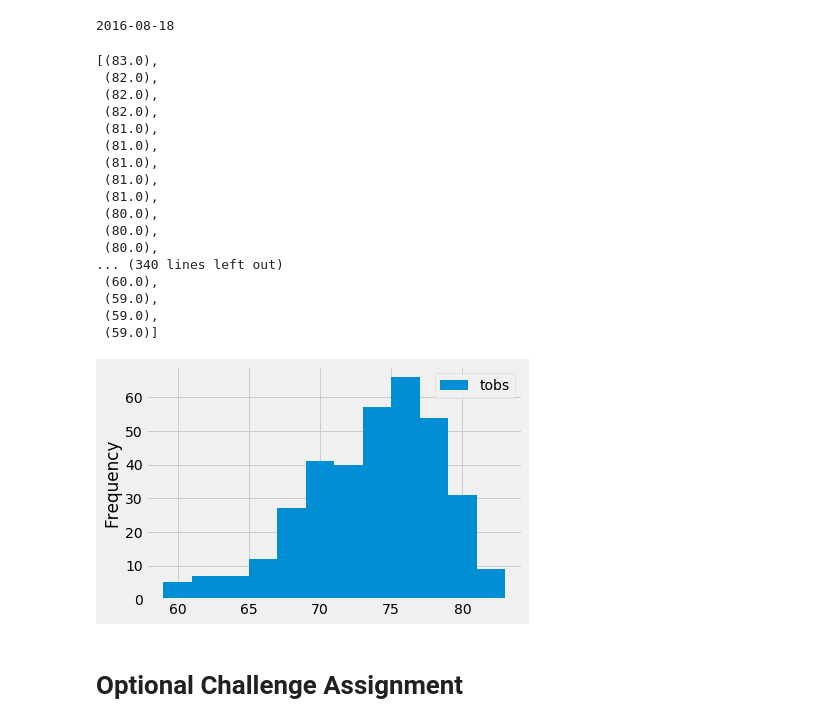
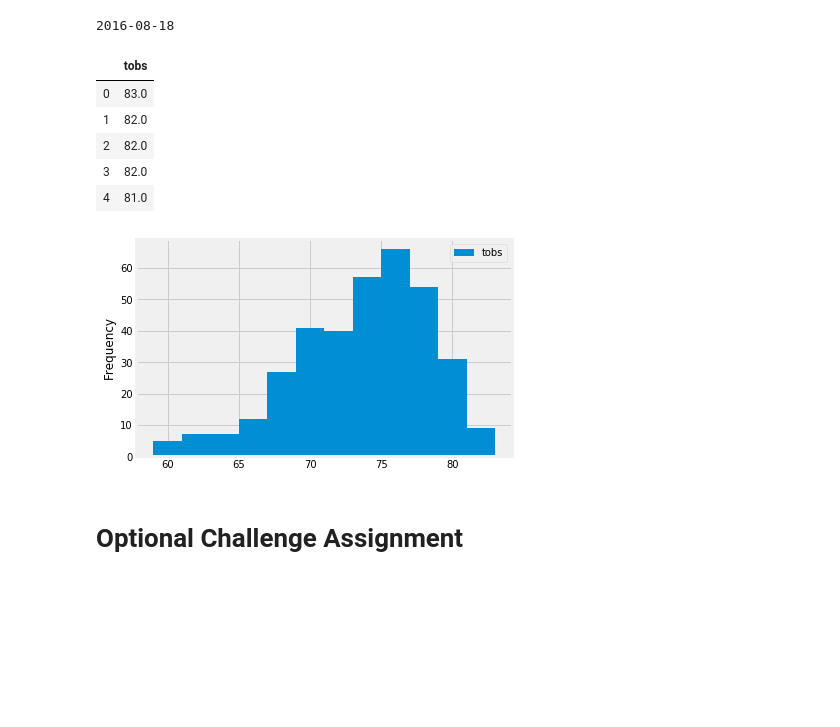
Before and after one commit to areeratk/Weather_Analytics, a Jupyter notebook: climate.ipynb, the cells around one changed output. Saved outputs shown, nothing was run; the diff lists cells and outputs as text; code cells hidden in the pictures; blank space fills up the shorter version.

```diff
--- a/climate.ipynb
+++ b/climate.ipynb
@@ -163,34 +151,24 @@ print(first_date_t)
 2016-08-18
 # %%
 results_s = session.query(Measurement.tobs).filter(Measurement.date > first_date_t, Measurement.station == station_active[0][0]).order_by(Measurement.tobs.desc()).all()
-results_s
-# %% [output]
-[(83.0),
- (82.0),
- (82.0),
- (82.0),
- (81.0),
- (81.0),
- (81.0),
- (81.0),
- (81.0),
- (80.0),
- (80.0),
- (80.0),
-... (340 lines left out)
- (60.0),
- (59.0),
- (59.0),
- (59.0)]
+# %%
+tobs = results_s[0]
+df_tobs = pd.DataFrame(results_s, columns=['tobs'])
+df_tobs.head()
+# %% [output]
+|  | tobs |
+| 0 | 83.0 |
+| 1 | 82.0 |
+| 2 | 82.0 |
+| 3 | 82.0 |
+| 4 | 81.0 |
 # %%
-tobs = results_s[0]
-df_tobs = pd.DataFrame(results_s, columns=['tobs'])
 df_tobs.plot.hist(tobs, bins=12)
 plt.ylabel('Frequency')
 plt.savefig('./Images/tobs.png')
 plt.show()
 # %% [output]
-[figure, old version]
+[figure, new version]
 # %% [markdown]
 #  Optional Challenge Assignment #
 # %%
```
Also changed, not shown: parts of 8 cells of this notebook, 2 other files.
